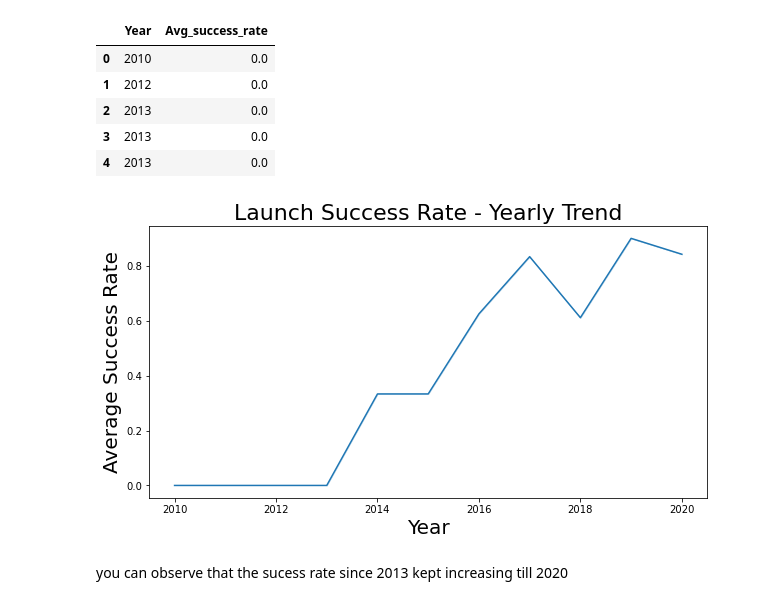
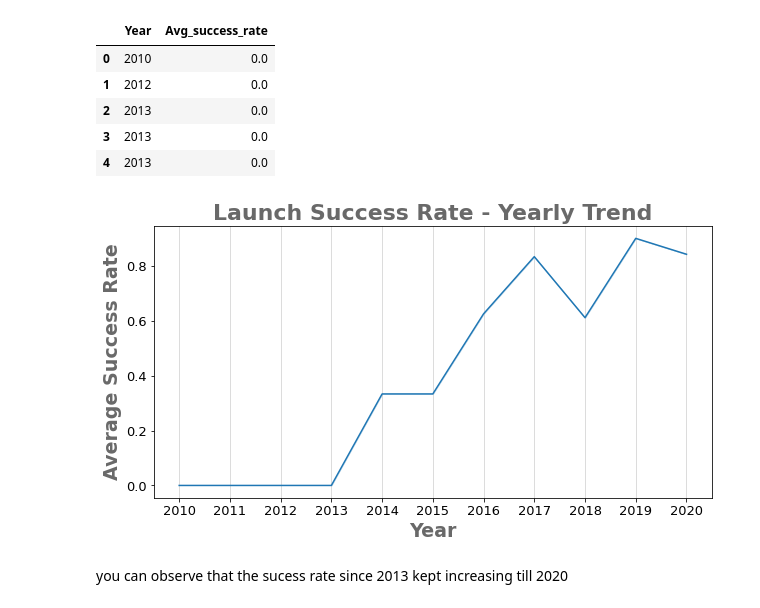
Before and after one commit to Al-1n/IBM_SpaceX_Capstone, a Jupyter notebook: jupyter-labs-eda-dataviz.ipynb, the cells around one changed output. Saved outputs shown, nothing was run; the diff lists cells and outputs as text; code cells hidden in the pictures.

```diff
--- a/jupyter-labs-eda-dataviz.ipynb
+++ b/jupyter-labs-eda-dataviz.ipynb
@@ -157,0 +255,30 @@ plt.show()
+# %%
+#Set font to Helvetica
+plt.rc('font', family='sans-serif')
+plt.rc('font', serif='Helvetica Neue')
+
+# Plot a scatter point chart with x axis to be Pay Load Mass (kg) and y axis to be the launch site, and hue to be the class value
+catplot4 = sns.catplot(y="Orbit", x="PayloadMass", hue="Class", \
+                      palette=sns.color_palette(['red', 'green']),\
+                      legend = False, data=df, aspect = 2.5, s=6)
+
+#Set labels and title
+plt.xlabel("Payload Mass [Kg]",fontsize=20, fontweight = "bold", color = 'dimgray')
+plt.ylabel("Orbit Type",fontsize=20, fontweight = "bold", color = 'dimgray')
+plt.title("Payload Mass vs Orbit Type", fontsize=24, weight = "bold", color = 'dimgray')
+
+#Set the legend
+plt.legend(labels = ['Failed', 'Successful'],title='Launch Outcome', fontsize='12', title_fontsize='14', loc = "center right")
+
+#Set grid and ticks
+plt.xticks(fontsize=15)
+plt.yticks(fontsize=15)
+plt.grid(alpha = 0.5, color = 'darkgray')
+
+#Manually set marker colors in legend
+ax = plt.gca()
+leg = ax.get_legend()
+leg.legendHandles[0].set_color('red')
+leg.legendHandles[1].set_color('green')
+plt.savefig("Payload_vs_Orbit.png", dpi=300, bbox_inches = "tight")
+plt.show(catplot4)
@@ -194,17 +323,25 @@ df_grouped2.head()
 | 3 | 2013 | 0.0 |
 | 4 | 2013 | 0.0 |
 # %%
+#Set font to Helvetica
+plt.rc('font', family='sans-serif')
+plt.rc('font', serif='Helvetica Neue')
+
 plt.figure(figsize=(10,5))
 
 sns.lineplot(data=df_grouped2, x="Year", y="Avg_success_rate")
 
+plt.xticks(np.arange(2010, 2021, step=1), fontsize=13)
+plt.yticks(fontsize=13)
+plt.grid(axis="x", alpha = 0.5, color = 'darkgray')
 
-plt.xlabel("Year",fontsize=20)
-plt.ylabel("Average Success Rate",fontsize=20)
-plt.title("Launch Success Rate - Yearly Trend", fontsize=22)
+plt.xlabel("Year",fontsize=19, weight = "bold", color = 'dimgray')
+plt.ylabel("Average Success Rate",fontsize=19, weight = "bold", color = 'dimgray')
+plt.title("Launch Success Rate - Yearly Trend", fontsize=22, weight = "bold", color = 'dimgray')
+plt.savefig("Yearly_Trend.png", dpi=300, bbox_inches = "tight")
 plt.show()
 # %% [output]
-[figure, old version]
+[figure, new version]
 # %% [markdown]
 you can observe that the sucess rate since 2013 kept increasing till 2020
 # %% [markdown]
```
Also changed, not shown: parts of 13 cells of this notebook.
